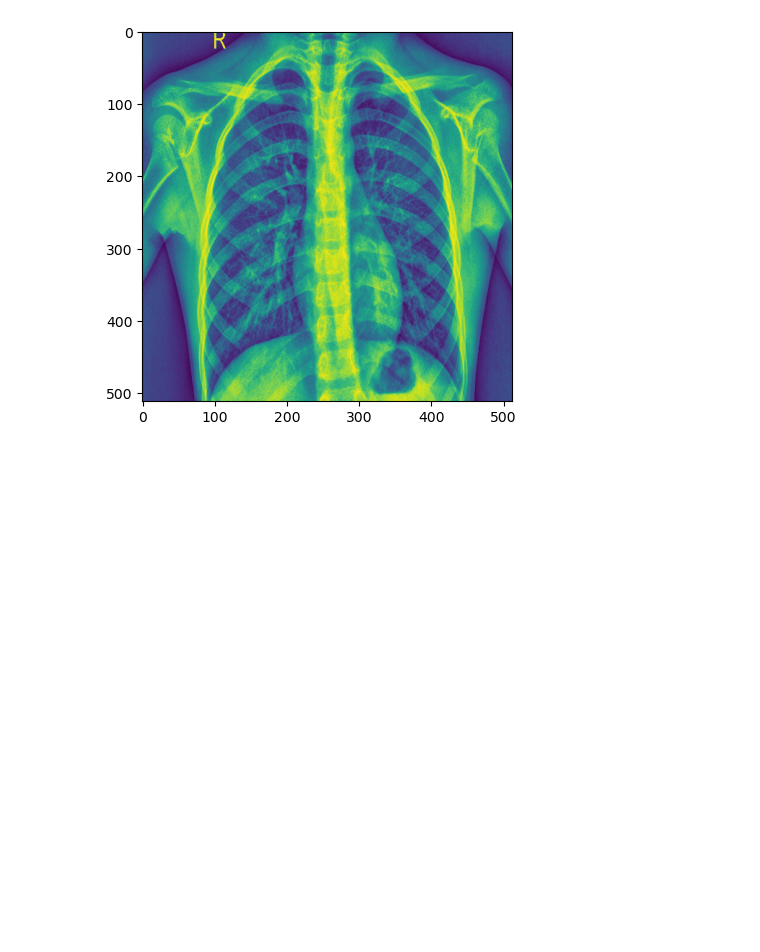
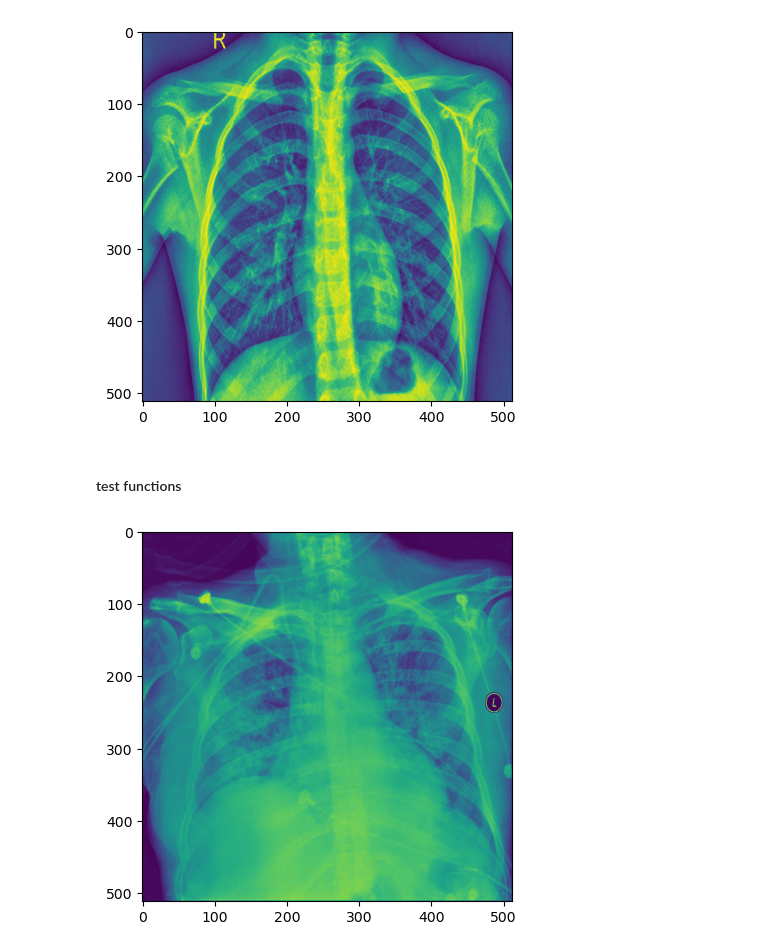
Before and after one commit to AAI-540-02-Group-4/FinalProject, a Jupyter notebook: img-preprocessing-dev.ipynb, the cells around one changed output. Drawn from its saved outputs; the diff is of its cells as text; code cells hidden in the pictures; blank space fills up the shorter version.

Commit message:
updated image preprocessing to accomadate for .dmc images

```diff
--- a/img-preprocessing-dev.ipynb
+++ b/img-preprocessing-dev.ipynb
@@ -18,5 +43,7 @@ client.set_as_default_client()
 S3_Bucket = S3Path(f's3://{BUCKET_NAME}')
 # %%
 raw_imgs_folder = S3_Bucket / RAW_IMAGE_FOLDER
+# %%
+patterns = ['*.jpeg', '*.dcm']
 # %%
-all_imgs_path = [x for x in raw_imgs_folder.rglob('*.jpeg')]
+all_imgs_path = [x for p in patterns for x in raw_imgs_folder.rglob(p)]
@@ -25,3 +56,6 @@ one_img_path = all_imgs_path[0]
 one_img_path
 # %% [output]
 S3Path('s3://pneumonia-data-set-group-4/raw-images/test/NORMAL/IM-0001-0001.jpeg')
+# %%
+dcm_img_path = all_imgs_path[-1]
+dcm_img_path
@@ -79,3 +143,5 @@ plt.imshow(resize_img)
 plt.show()
 # %% [output]
 [figure]
+# %% [markdown]
+#### test functions
@@ -81,0 +150,6 @@ plt.show()
+# %%
+img = read_and_preprocess_img(dcm_img_path)
+plt.imshow(img)
+plt.show()
+# %% [output]
+[figure, added]
```
Also changed, not shown: parts of 15 cells of this notebook, 4 other files.
